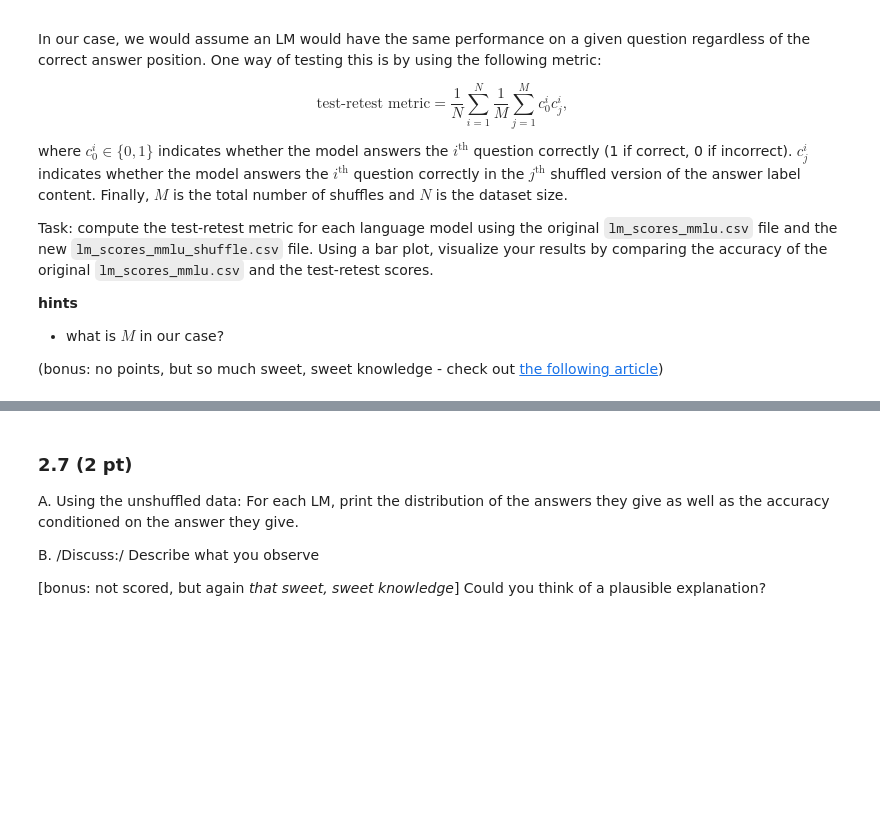
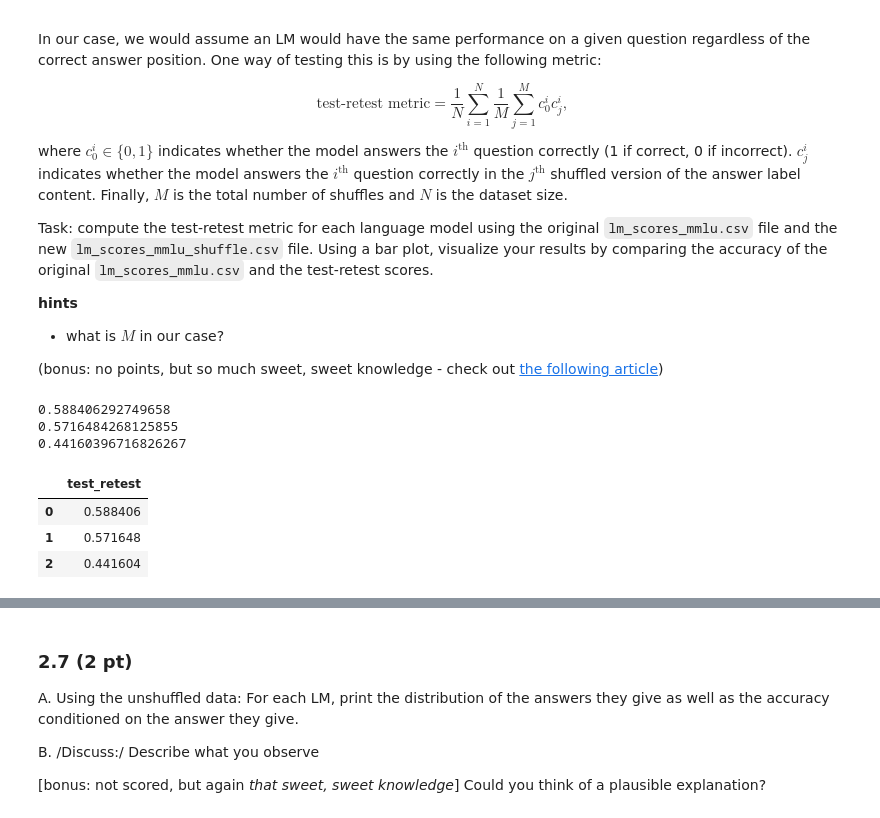
Before and after one commit to Luca-Engel/ADA-H1-Neutrality, a Jupyter notebook: analysis.ipynb, the cells around one changed output, grey strips where cells are left out. Drawn from its saved outputs; the diff is of its cells as text; code cells hidden in the pictures; blank space fills up the shorter version.

```diff
--- a/analysis.ipynb
+++ b/analysis.ipynb
@@ -781,0 +784,30 @@ Task: compute the test-retest metric for each language model using the original
+# %%
+#take the original dataset, compute vector of 1 and zero for the correct column, multiply vector entry wise by the column in the shuffled
+#dataset if we assume that the questions are in the same order, then sum the vector and divide by N
+# I would say M = 1 right ?
+def compute_test_retest(model_name) :
+    data_set_size = len(df_mmlu[df_mmlu['model_name'] == model_name])
+    return (df_mmlu[df_mmlu['model_name'] == model_name]['correct'] * df_mmlu_shuffled[df_mmlu_shuffled['model_name']==model_name]['correct']).sum()/data_set_size
+
+#Model X
+test_retest_X = compute_test_retest('X')
+print(test_retest_X)
+
+#Model Y
+test_retest_Y = compute_test_retest('Y')
+print(test_retest_Y)
+
+#Model Z
+test_retest_Z = compute_test_retest('Z')
+print(test_retest_Z)
+
+test_retests = pd.DataFrame(np.array([test_retest_X, test_retest_Y, test_retest_Z]), columns=['test_retest'])
+test_retests
+# %% [output]
+0.588406292749658
+0.5716484268125855
+0.44160396716826267
+|  | test_retest |
+| 0 | 0.588406 |
+| 1 | 0.571648 |
+| 2 | 0.441604 |
```
Also changed, not shown: parts of 2 cells of this notebook.
